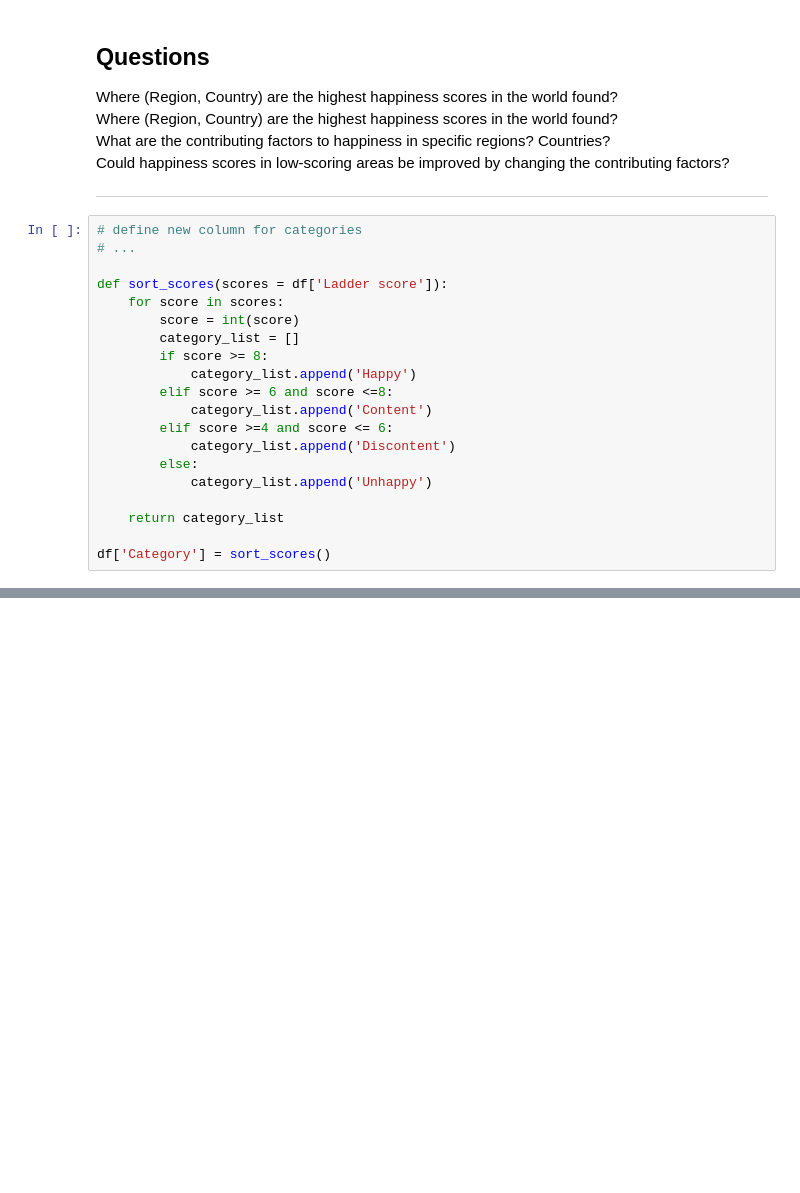
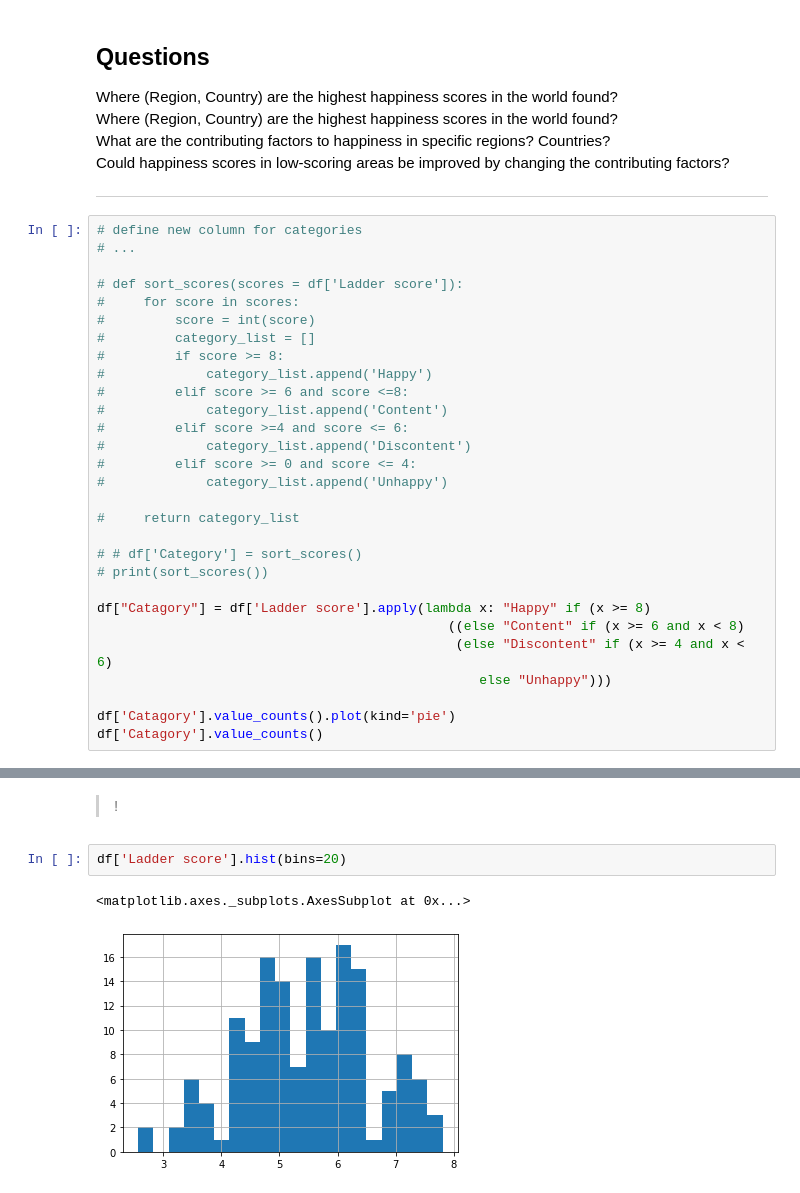
Before and after one commit to MackRoe/WHR2020_DataAnalysis, a Jupyter notebook: World-Happiness-2020.ipynb, the cells around one changed output, grey strips where cells are left out. Drawn from its saved outputs; the diff is of its cells as text; blank space fills up the shorter version.

```diff
--- a/World-Happiness-2020.ipynb
+++ b/World-Happiness-2020.ipynb
@@ -199,20 +199,29 @@ Could happiness scores in low-scoring areas be improved by changing the contribu
 # define new column for categories
 # ...
 
-def sort_scores(scores = df['Ladder score']):
-    for score in scores:
-        score = int(score)
-        category_list = []
-        if score >= 8:
-            category_list.append('Happy')
-        elif score >= 6 and score <=8:
-            category_list.append('Content')
-        elif score >=4 and score <= 6:
-            category_list.append('Discontent')
-        else:
-            category_list.append('Unhappy')
+# def sort_scores(scores = df['Ladder score']):
+#     for score in scores:
+#         score = int(score)
+#         category_list = []
+#         if score >= 8:
+#             category_list.append('Happy')
+#         elif score >= 6 and score <=8:
+#             category_list.append('Content')
+#         elif score >=4 and score <= 6:
+#             category_list.append('Discontent')
+#         elif score >= 0 and score <= 4:
+#             category_list.append('Unhappy')
 
-    return category_list
+#     return category_list
 
-df['Category'] = sort_scores()
+# # df['Category'] = sort_scores()
+# print(sort_scores())
+
+df["Catagory"] = df['Ladder score'].apply(lambda x: "Happy" if (x >= 8)
+                                             ((else "Content" if (x >= 6 and x < 8)
+                                              (else "Discontent" if (x >= 4 and x < 6)
+                                                 else "Unhappy")))
+
+df['Catagory'].value_counts().plot(kind='pie')
+df['Catagory'].value_counts()
 # %% [output]
@@ -219,0 +229,7 @@ ValueError: Length of values does not match length of index
+# %% [markdown]
+> !
+# %%
+df['Ladder score'].hist(bins=20)
+# %% [output]
+<matplotlib.axes._subplots.AxesSubplot at 0x...>
+[figure, added]
```
Also changed, not shown: parts of 4 cells of this notebook.
